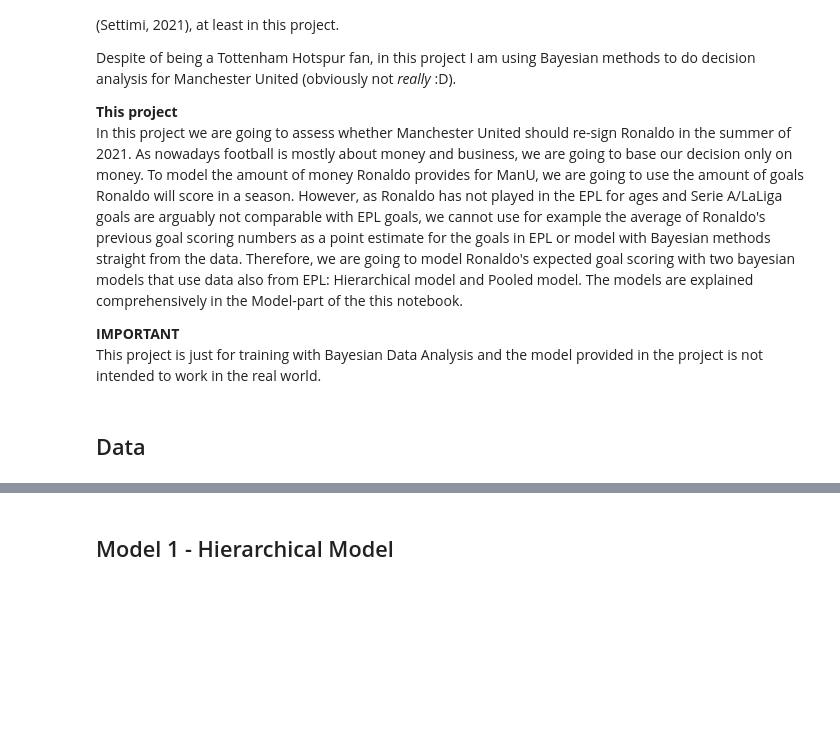
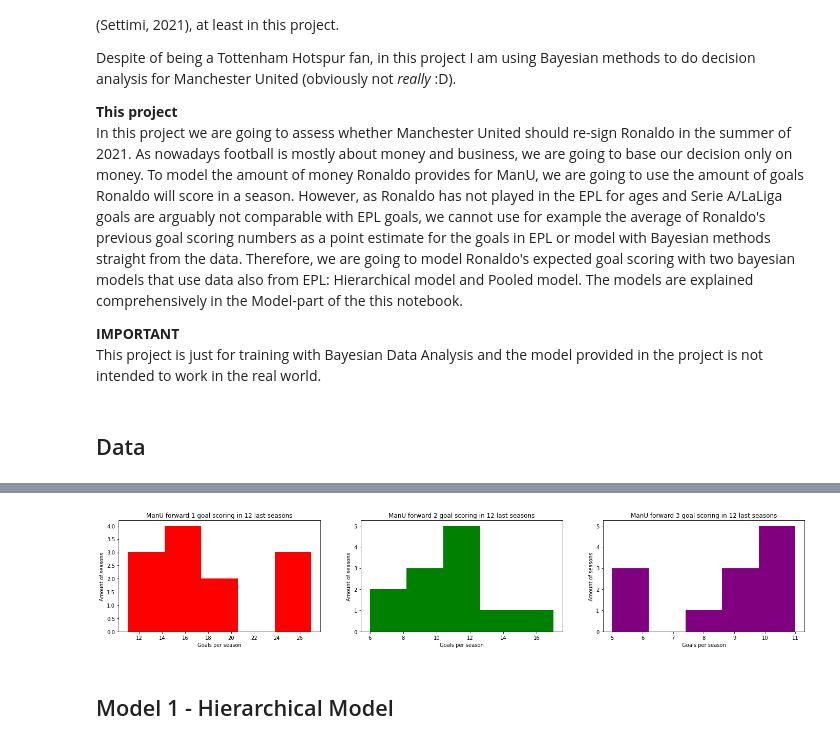
Before and after one commit to shiftleino/bayesian-premier, a Jupyter notebook: analysis.ipynb, the cells around one changed output, grey strips where cells are left out. Cells and saved outputs as stored; diff of their text form; code cells hidden in the pictures; blank space fills up the shorter version.

```diff
--- a/analysis.ipynb
+++ b/analysis.ipynb
@@ -56,4 +59,4 @@ with open("./data/manu.txt") as file:
     for line in file:
         values = line.rstrip().split(",")
         data.append(values)
-data = np.array([[int(value) for value in values] for values in data])
+data_manu = np.array([[int(value) for value in values] for values in data])
@@ -60,3 +73,23 @@ data = np.array([[int(value) for value in values] for values in data])
+# %%
+fig, ax = plt.subplots(1,3)
+fig.set_size_inches(24, 4)
+
+ax[0].hist(x=data_manu[:, 0], bins=5, color="red")
+ax[0].set_title("ManU forward 1 goal scoring in 12 last seasons")
+ax[0].set_xlabel("Goals per season")
+ax[0].set_ylabel("Amount of seasons")
+
+ax[1].hist(x=data_manu[:, 1], bins=5, color="green")
+ax[1].set_title("ManU forward 2 goal scoring in 12 last seasons")
+ax[1].set_xlabel("Goals per season")
+ax[1].set_ylabel("Amount of seasons")
+
+ax[2].hist(x=data_manu[:, 2], bins=5, color="purple")
+ax[2].set_title("ManU forward 3 goal scoring in 12 last seasons")
+ax[2].set_xlabel("Goals per season")
+ax[2].set_ylabel("Amount of seasons");
+# %% [output]
+[figure, added]
 # %% [markdown]
 ## Model 1 - Hierarchical Model
 # %% [markdown]
```
Also changed, not shown: parts of 14 cells of this notebook, 2 other files.
